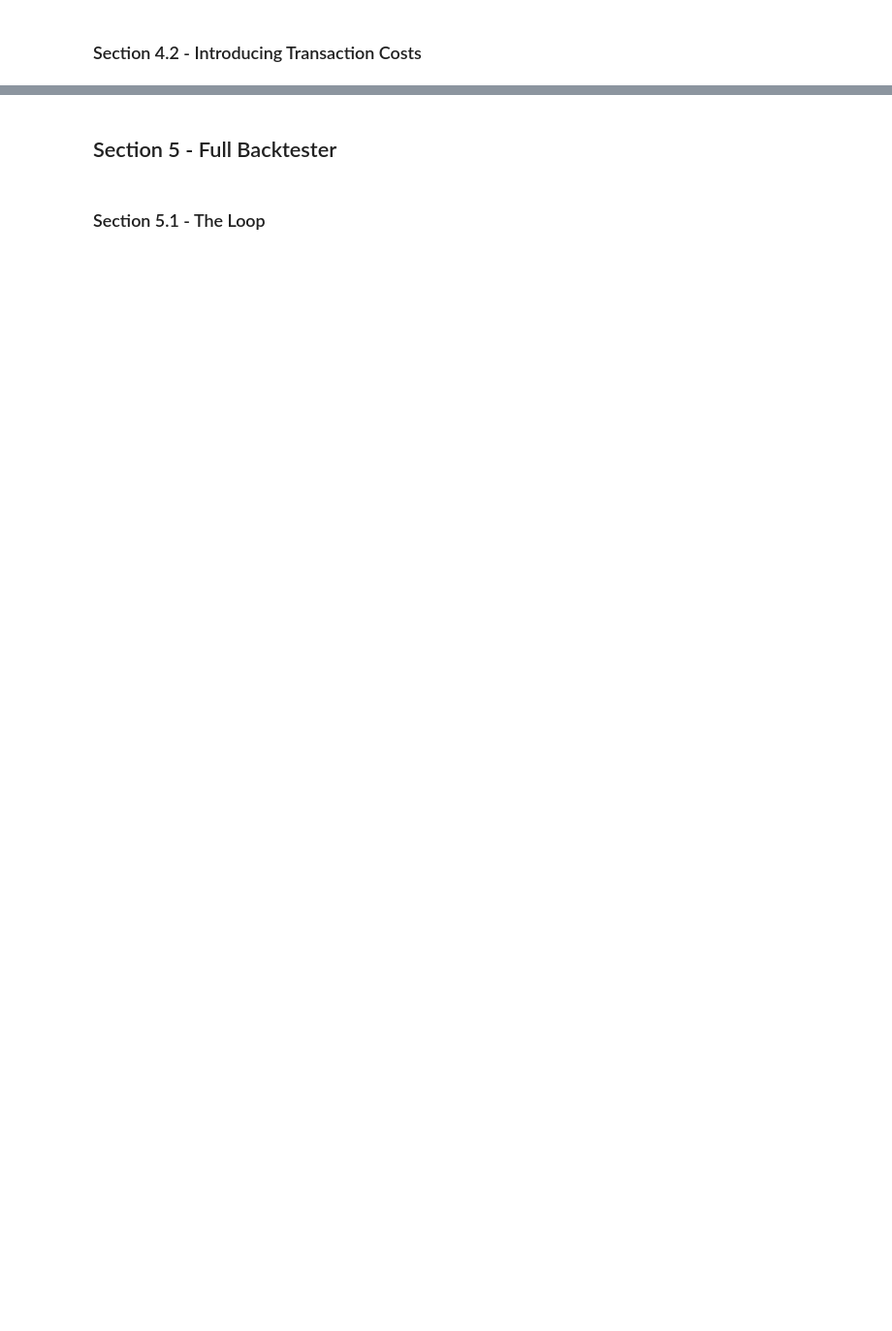
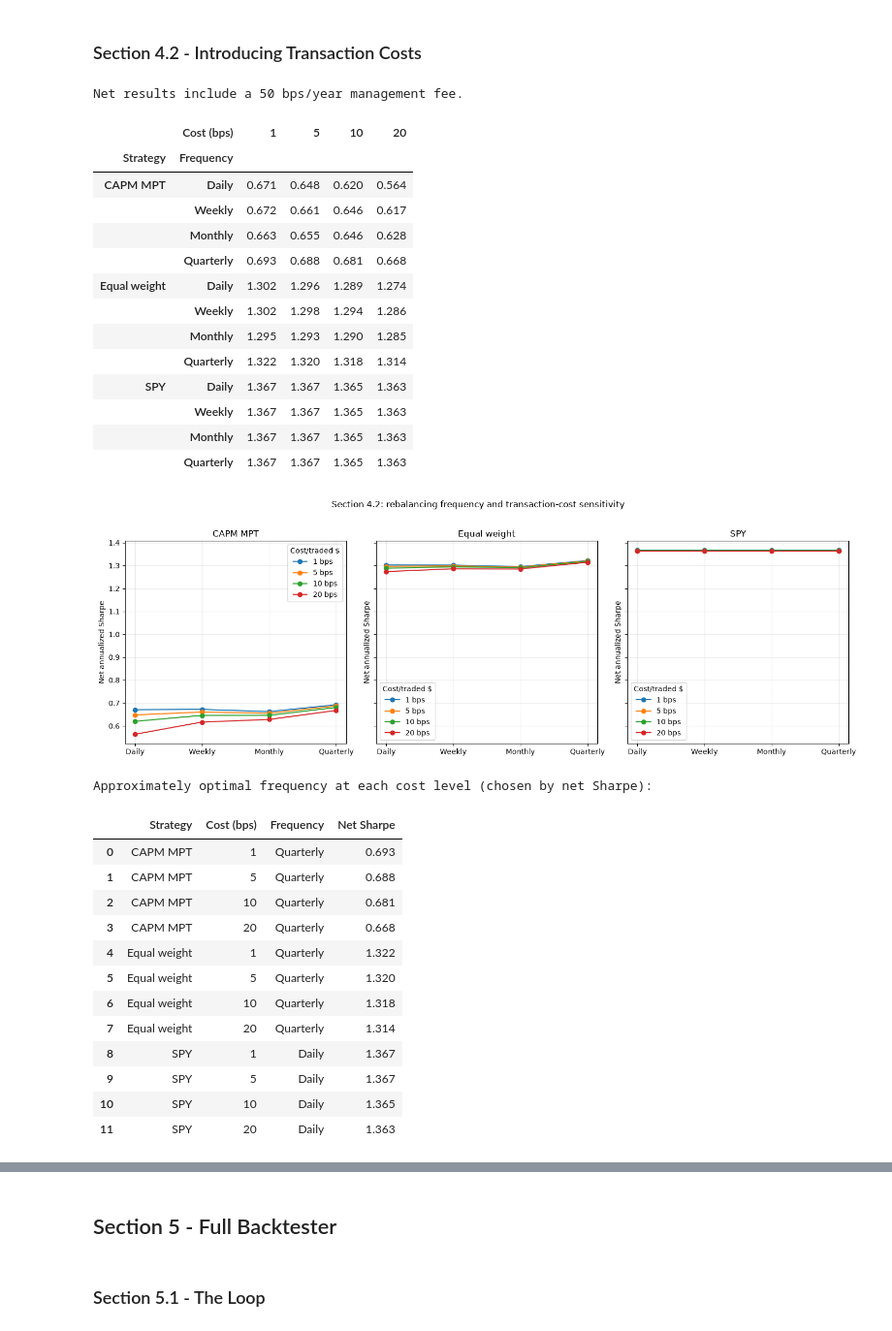
Before and after one commit to tzs7ch/stat4170-adam, a Jupyter notebook: case-studies/cs1/cs1_pipeline.ipynb, the cells around one changed output, grey strips where cells are left out. Shown at 97% size. Cells and saved outputs as stored; diff of their text form; code cells hidden in the pictures; blank space fills up the shorter version.

```diff
--- a/case-studies/cs1/cs1_pipeline.ipynb
+++ b/case-studies/cs1/cs1_pipeline.ipynb
@@ -1400,7 +1179,6 @@ display(Markdown(
 assets_4 = TICKERS + [MARKET]
 test_asset_returns_4 = test_4[assets_4]
 targets_4 = {
-    "Sample MPT": np.r_[w_sample_4, 0.0],
     "CAPM MPT": np.r_[w_capm_4, 0.0],
     "Equal weight": np.r_[w_ew_4, 0.0],
     "SPY": np.r_[np.zeros(len(TICKERS)), 1.0],
@@ -1460,61 +1238,67 @@ for strategy, target in targets_4.items():
                 "Frequency": frequency,
                 "Cost (bps)": cost_bps,
                 "Net Sharpe": np.sqrt(252) * net.mean() / net.std(ddof=1),
-                "Net cumulative return": (1 + net).prod() - 1,
+                "Net cumulative return": (1 + net).cumprod().iloc[-1] - 1,
                 "Annualized volatility": net.std(ddof=1) * np.sqrt(252),
                 "Total turnover": turnover.sum(),
                 "Total trading cost": (turnover * cost_bps * 1e-4).sum(),
             })
 
 cost_results_4 = pd.DataFrame(records_4)
 sharpe_table_4 = cost_results_4.pivot_table(
     index=["Strategy", "Frequency"], columns="Cost (bps)", values="Net Sharpe"
 ).reindex(pd.MultiIndex.from_product([targets_4, FREQUENCIES_4], names=["Strategy", "Frequency"]))
 print(f"Net results include a {MANAGEMENT_FEE_BPS_4} bps/year management fee.")
 display(sharpe_table_4.style.format("{:.3f}"))
 
-fig, axes = plt.subplots(2, 2, figsize=(13, 9), sharex=True)
-for ax, strategy in zip(axes.flat, targets_4):
+fig, axes = plt.subplots(1, 3, figsize=(15, 5), sharex=True, sharey=True)
+for ax, strategy in zip(axes, targets_4):
     subset = cost_results_4[cost_results_4["Strategy"] == strategy]
     for cost_bps in COST_LEVELS_4:
         line = subset[subset["Cost (bps)"] == cost_bps].set_index("Frequency").loc[FREQUENCIES_4]
         ax.plot(FREQUENCIES_4, line["Net Sharpe"], marker="o", label=f"{cost_bps} bps")
     ax.set_title(strategy)
     ax.set_ylabel("Net annualized Sharpe")
     ax.grid(alpha=0.25)
     ax.legend(title="Cost/traded $")
-fig.suptitle("Section 4.2: rebalancing frequency and transaction-cost sensitivity", y=1.01)
+fig.suptitle("Section 4.2: rebalancing frequency and transaction-cost sensitivity", y=1.02)
 plt.tight_layout()
 plt.show()
 
 optimal_frequency_4 = (cost_results_4.loc[
     cost_results_4.groupby(["Strategy", "Cost (bps)"])["Net Sharpe"].idxmax(),
     ["Strategy", "Cost (bps)", "Frequency", "Net Sharpe"]
 ].sort_values(["Strategy", "Cost (bps)"]).reset_index(drop=True))
 print("Approximately optimal frequency at each cost level (chosen by net Sharpe):")
 display(optimal_frequency_4.style.format({"Net Sharpe": "{:.3f}"}))
-
-optimal_sentences_4 = []
-for strategy in targets_4:
-    rows = optimal_frequency_4[optimal_frequency_4["Strategy"] == strategy]
-    choices = ", ".join(
-        f"{int(row['Cost (bps)'])} bps: {row['Frequency']} (Sharpe {row['Net Sharpe']:.3f})"
-        for _, row in rows.iterrows()
-    )
-    optimal_sentences_4.append(f"**{strategy}:** {choices}.")
-frequency_changes_4 = optimal_frequency_4.groupby("Strategy")["Frequency"].nunique()
-dependent_4 = frequency_changes_4[frequency_changes_4 > 1].index.tolist()
-dependence_text_4 = (
-    "The approximately optimal frequency therefore depends on transaction cost for "
-    + ", ".join(dependent_4) + ". "
-    if dependent_4 else
-    "The approximately optimal frequency does not change over the tested cost grid for any strategy. "
-)
-display(Markdown(
-    "**Trading-cost interpretation.** The Sharpe-maximizing choices are:\n\n"
-    + "\n\n".join(optimal_sentences_4)
-    + "\n\n" + dependence_text_4
-    + "Higher transaction costs penalize frequent rebalancing because it repeatedly pays on turnover; "
-      "the lower-frequency schedules allow weights to drift and trade less often. All results above are "
-      f"net of both trading costs and the {MANAGEMENT_FEE_BPS_4} bps annual management fee."
-))
+# %% [output]
+Net results include a 50 bps/year management fee.
+|  | Cost (bps) | 1 | 5 | 10 | 20 |
+| Strategy | Frequency |  |  |  |  |
+| CAPM MPT | Daily | 0.671 | 0.648 | 0.620 | 0.564 |
+|  | Weekly | 0.672 | 0.661 | 0.646 | 0.617 |
+|  | Monthly | 0.663 | 0.655 | 0.646 | 0.628 |
+|  | Quarterly | 0.693 | 0.688 | 0.681 | 0.668 |
+| Equal weight | Daily | 1.302 | 1.296 | 1.289 | 1.274 |
+|  | Weekly | 1.302 | 1.298 | 1.294 | 1.286 |
+|  | Monthly | 1.295 | 1.293 | 1.290 | 1.285 |
+|  | Quarterly | 1.322 | 1.320 | 1.318 | 1.314 |
+| SPY | Daily | 1.367 | 1.367 | 1.365 | 1.363 |
+|  | Weekly | 1.367 | 1.367 | 1.365 | 1.363 |
+|  | Monthly | 1.367 | 1.367 | 1.365 | 1.363 |
+|  | Quarterly | 1.367 | 1.367 | 1.365 | 1.363 |
+[figure, added]
+Approximately optimal frequency at each cost level (chosen by net Sharpe):
+|  | Strategy | Cost (bps) | Frequency | Net Sharpe |
+| 0 | CAPM MPT | 1 | Quarterly | 0.693 |
+| 1 | CAPM MPT | 5 | Quarterly | 0.688 |
+| 2 | CAPM MPT | 10 | Quarterly | 0.681 |
+| 3 | CAPM MPT | 20 | Quarterly | 0.668 |
+| 4 | Equal weight | 1 | Quarterly | 1.322 |
+| 5 | Equal weight | 5 | Quarterly | 1.320 |
+| 6 | Equal weight | 10 | Quarterly | 1.318 |
+| 7 | Equal weight | 20 | Quarterly | 1.314 |
+| 8 | SPY | 1 | Daily | 1.367 |
+| 9 | SPY | 5 | Daily | 1.367 |
+| 10 | SPY | 10 | Daily | 1.365 |
+| 11 | SPY | 20 | Daily | 1.363 |
```
Also changed, not shown: parts of 42 cells of this notebook.
